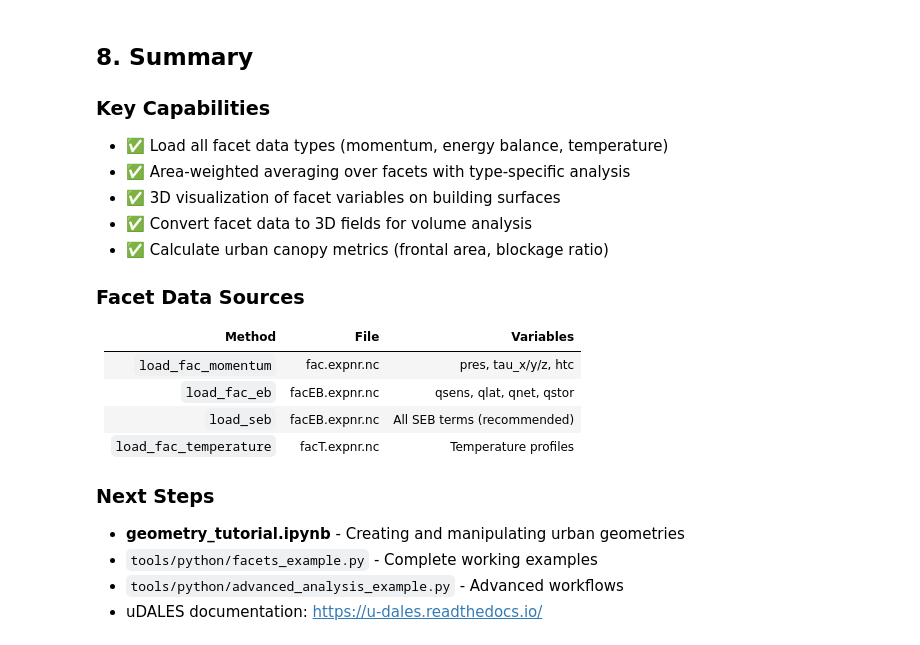
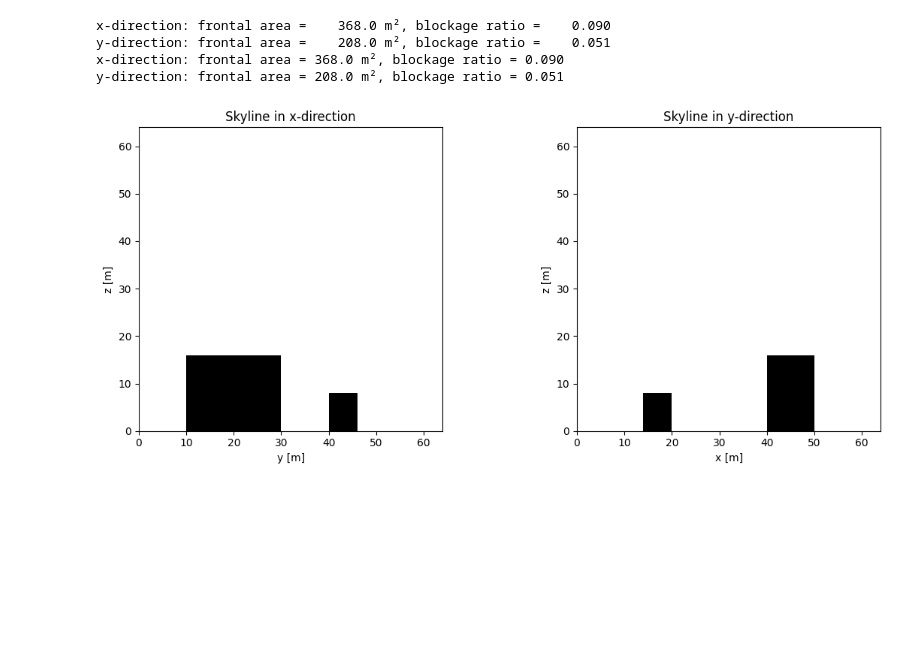
Before and after one commit to uDALES/u-dales, a Jupyter notebook: docs/tutorial_mlx/facets_tutorial.ipynb, the cells around one changed output. Drawn from its saved outputs; the diff is of its cells as text; code cells hidden in the pictures; blank space fills up the shorter version.

Commit message:
Basic version of udbase is running. There are still issues with the geometry creation and some of the visualisations, but the basic load functionality works.

```diff
--- a/docs/tutorial_mlx/facets_tutorial.ipynb
+++ b/docs/tutorial_mlx/facets_tutorial.ipynb
@@ -124,50 +55,28 @@ Typical facet analysis workflow from data loading to visualization and analysis.
-# %%
-# Complete workflow example
-
-# 1. Calculate urban metrics
-frontal = sim.calculate_frontal_properties()
-print(f"Blockage ratio: {frontal['blockage_ratio_x']:.3f}")
-
-# 2. Load SEB data
-seb = sim.load_seb(time=3600)
-
-# 3. Calculate averages
-avg_all = sim.area_average_seb(seb)
-avg_wall = sim.area_average_seb(seb, facet_type='wall')
-
-# 4. Check energy balance
-balance = avg_all['qnet'] - (avg_all['qsens'] + avg_all['qlat'] + avg_all['qstor'])
-print(f"Energy balance residual: {balance:.2f} W/m²")
-
-# 5. Visualize all SEB components
-fig, axes = plt.subplots(2, 2, figsize=(12, 10))
-
-sim.plot_fac(seb['qsens'], title='Sensible Heat Flux', ax=axes[0,0])
-sim.plot_fac(seb['qlat'], title='Latent Heat Flux', ax=axes[0,1])
-sim.plot_fac(seb['qnet'], title='Net Radiation', ax=axes[1,0])
-sim.plot_fac(seb['qstor'], title='Storage Flux', ax=axes[1,1])
-
-plt.tight_layout()
-# %% [markdown]
-## 8. Summary
-
-### Key Capabilities
-- ✅ Load all facet data types (momentum, energy balance, temperature)
-- ✅ Area-weighted averaging over facets with type-specific analysis
-- ✅ 3D visualization of facet variables on building surfaces
-- ✅ Convert facet data to 3D fields for volume analysis
-- ✅ Calculate urban canopy metrics (frontal area, blockage ratio)
-
-### Facet Data Sources
-| Method | File | Variables |
-|--------|------|-----------|
-| `load_fac_momentum` | fac.expnr.nc | pres, tau_x/y/z, htc |
-| `load_fac_eb` | facEB.expnr.nc | qsens, qlat, qnet, qstor |
-| `load_seb` | facEB.expnr.nc | All SEB terms (recommended) |
-| `load_fac_temperature` | facT.expnr.nc | Temperature profiles |
-
-### Next Steps
-- **geometry_tutorial.ipynb** - Creating and manipulating urban geometries
-- `tools/python/facets_example.py` - Complete working examples
-- `tools/python/advanced_analysis_example.py` - Advanced workflows
-- uDALES documentation: https://u-dales.readthedocs.io/
+# %%
+res = sim.calculate_frontal_properties()
+print(f"x-direction: frontal area = {res['Afx']:.1f} m², blockage ratio = {res['brx']:.3f}")
+print(f"y-direction: frontal area = {res['Afy']:.1f} m², blockage ratio = {res['bry']:.3f}")
+# %% [output]
+x-direction: frontal area =    368.0 m², blockage ratio =    0.090
+y-direction: frontal area =    208.0 m², blockage ratio =    0.051
+x-direction: frontal area = 368.0 m², blockage ratio = 0.090
+y-direction: frontal area = 208.0 m², blockage ratio = 0.051
+# %%
+fig, (ax1, ax2) = plt.subplots(1, 2, figsize=(12, 5))
+
+c1 = ax1.pcolormesh(sim.yt, sim.zt, res['skylinex'].T, cmap='gray_r', shading='auto')
+ax1.set_xlabel('y [m]')
+ax1.set_ylabel('z [m]')
+ax1.set_aspect('equal')
+ax1.set_title('Skyline in x-direction')
+
+c2 = ax2.pcolormesh(sim.xt, sim.zt, res['skyliney'].T, cmap='gray_r', shading='auto')
+ax2.set_xlabel('x [m]')
+ax2.set_ylabel('z [m]')
+ax2.set_aspect('equal')
+ax2.set_title('Skyline in y-direction')
+
+plt.tight_layout()
+plt.show()
+# %% [output]
+[figure, added]
```
Also changed, not shown: parts of 42 cells of this notebook, 19 other files.
